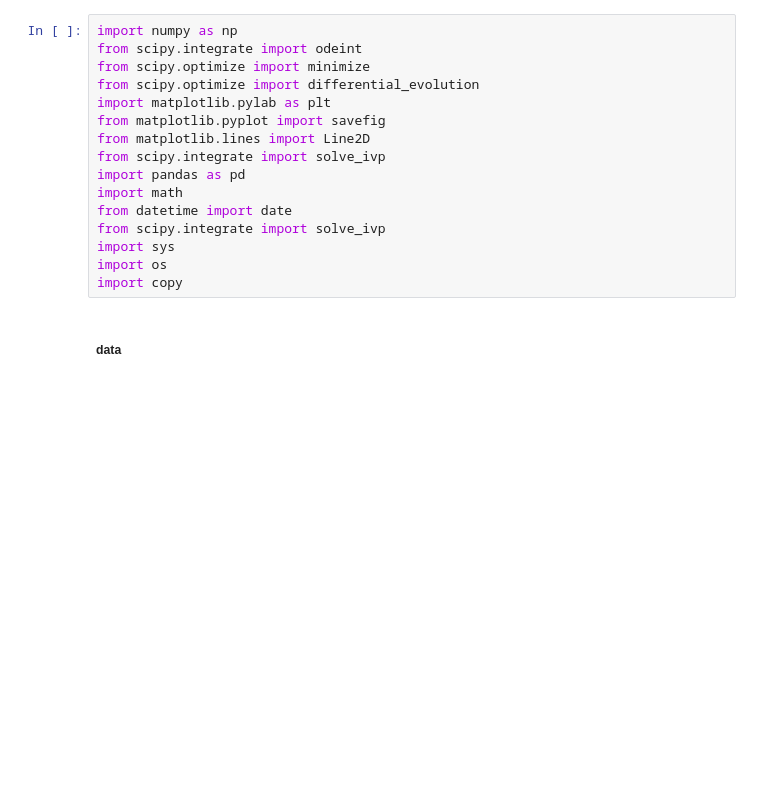
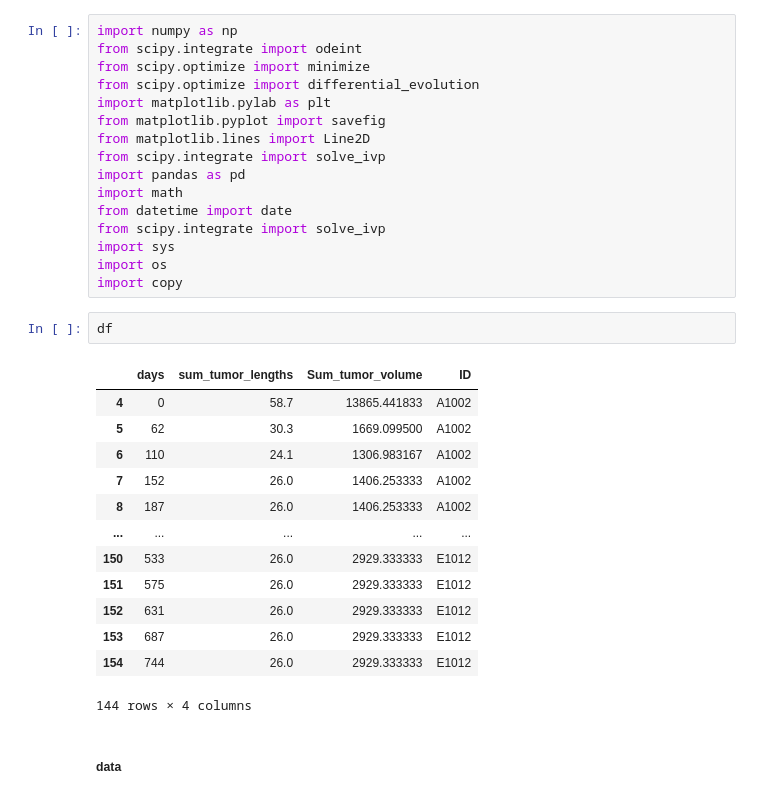
Before and after one commit to hkailas/Erlotinib, a Jupyter notebook: Erlotinib_Gompertizian.ipynb, the cells around one changed output. Saved outputs shown, nothing was run; the diff lists cells and outputs as text; blank space fills up the shorter version.

```diff
--- a/Erlotinib_Gompertizian.ipynb
+++ b/Erlotinib_Gompertizian.ipynb
@@ -16,6 +16,22 @@ from scipy.integrate import solve_ivp
 import sys
 import os
 import copy
+# %%
+df
+# %% [output]
+|  | days | sum_tumor_lengths | Sum_tumor_volume | ID |
+| 4 | 0 | 58.7 | 13865.441833 | A1002 |
+| 5 | 62 | 30.3 | 1669.099500 | A1002 |
+| 6 | 110 | 24.1 | 1306.983167 | A1002 |
+| 7 | 152 | 26.0 | 1406.253333 | A1002 |
+| 8 | 187 | 26.0 | 1406.253333 | A1002 |
+| ... | ... | ... | ... | ... |
+| 150 | 533 | 26.0 | 2929.333333 | E1012 |
+| 151 | 575 | 26.0 | 2929.333333 | E1012 |
+| 152 | 631 | 26.0 | 2929.333333 | E1012 |
+| 153 | 687 | 26.0 | 2929.333333 | E1012 |
+| 154 | 744 | 26.0 | 2929.333333 | E1012 |
+144 rows × 4 columns
 # %% [markdown]
 ##### data
 # %%
```
Also changed, not shown: parts of 11 cells of this notebook, 3 other files.
